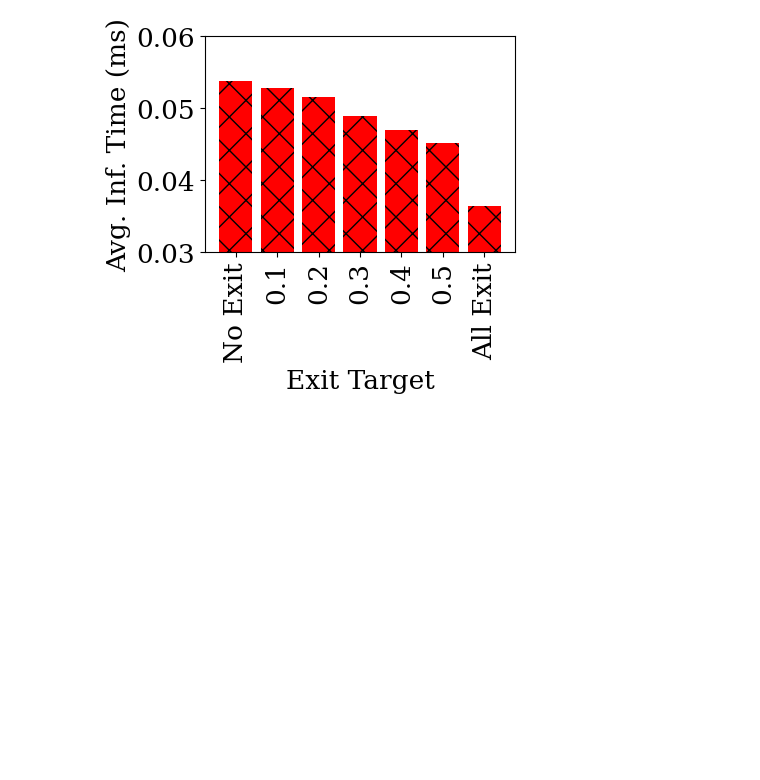
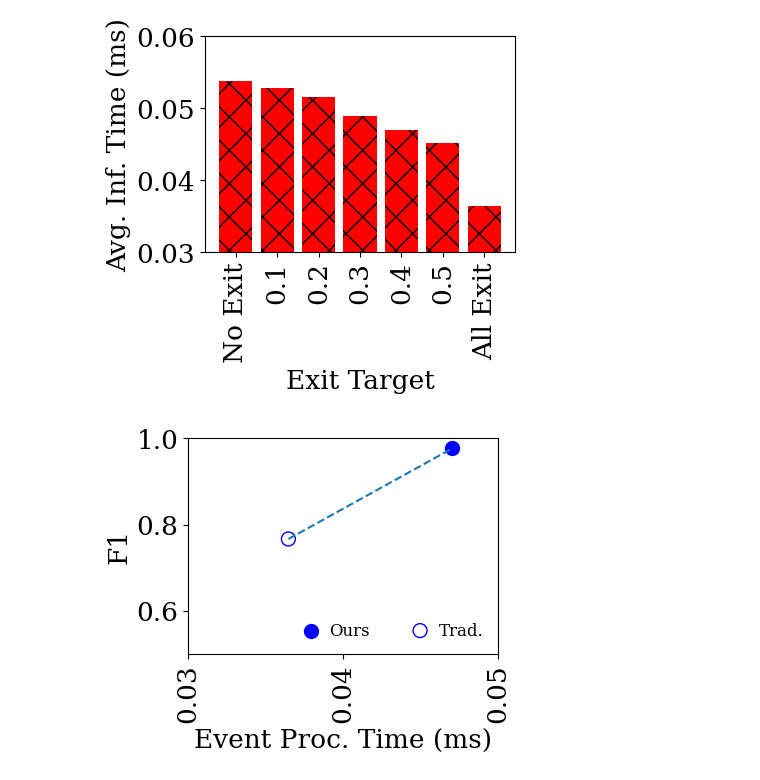
Before and after one commit to LucasSotomaiorAPereira/pibic-25-26, a Jupyter notebook: versao_artigo/f1_display.ipynb, the cells around one changed output. Saved outputs shown, nothing was run; the diff lists cells and outputs as text; code cells hidden in the pictures; blank space fills up the shorter version.

Commit message:
grafico brabo

```diff
--- a/versao_artigo/f1_display.ipynb
+++ b/versao_artigo/f1_display.ipynb
@@ -94,0 +129,34 @@ plt.show()
+# %%
+plt.figure(figsize=(4, 3.5*0.8))
+
+plt.rcParams['font.family'] = 'serif'
+
+plt.rcParams['font.serif'] = ['Times New Roman'] + plt.rcParams['font.serif']
+
+plt.rcParams.update({'font.size': 19})
+
+plt.scatter(inf_time_04, avg_f1_15_rej, marker='o', color='blue', s=100, label='Ours')
+plt.annotate(f'', (inf_time_04, avg_f1_15_rej - 0.15))
+
+plt.scatter(inf_time_all_exits, avg_f1_bot_rc, marker='o', color='blue', facecolors='none', s=100, label='Trad.')
+plt.annotate(f'', (inf_time_all_exits, avg_f1_bot_rc - 0.15))
+
+plt.plot((inf_time_all_exits, inf_time_04), (avg_f1_bot_rc, avg_f1_15_rej), linestyle='--')
+
+plt.xticks(rotation=90)
+plt.xlabel('Event Proc. Time (ms)')
+
+plt.xlim(0.03, 0.05)
+
+plt.ylabel('F1')
+
+plt.ylim(0.5, 1)
+plt.grid(False)
+
+plt.legend(frameon=False, loc='lower right', fontsize=12, handletextpad=0.1, ncol=2)
+
+plt.savefig('graficos/compacuraciaverifier.pdf', bbox_inches='tight', pad_inches=0.02)
+
+plt.show()
+# %% [output]
+[figure, added]
```
Also changed, not shown: parts of 1 cell of this notebook, 2 other files.
